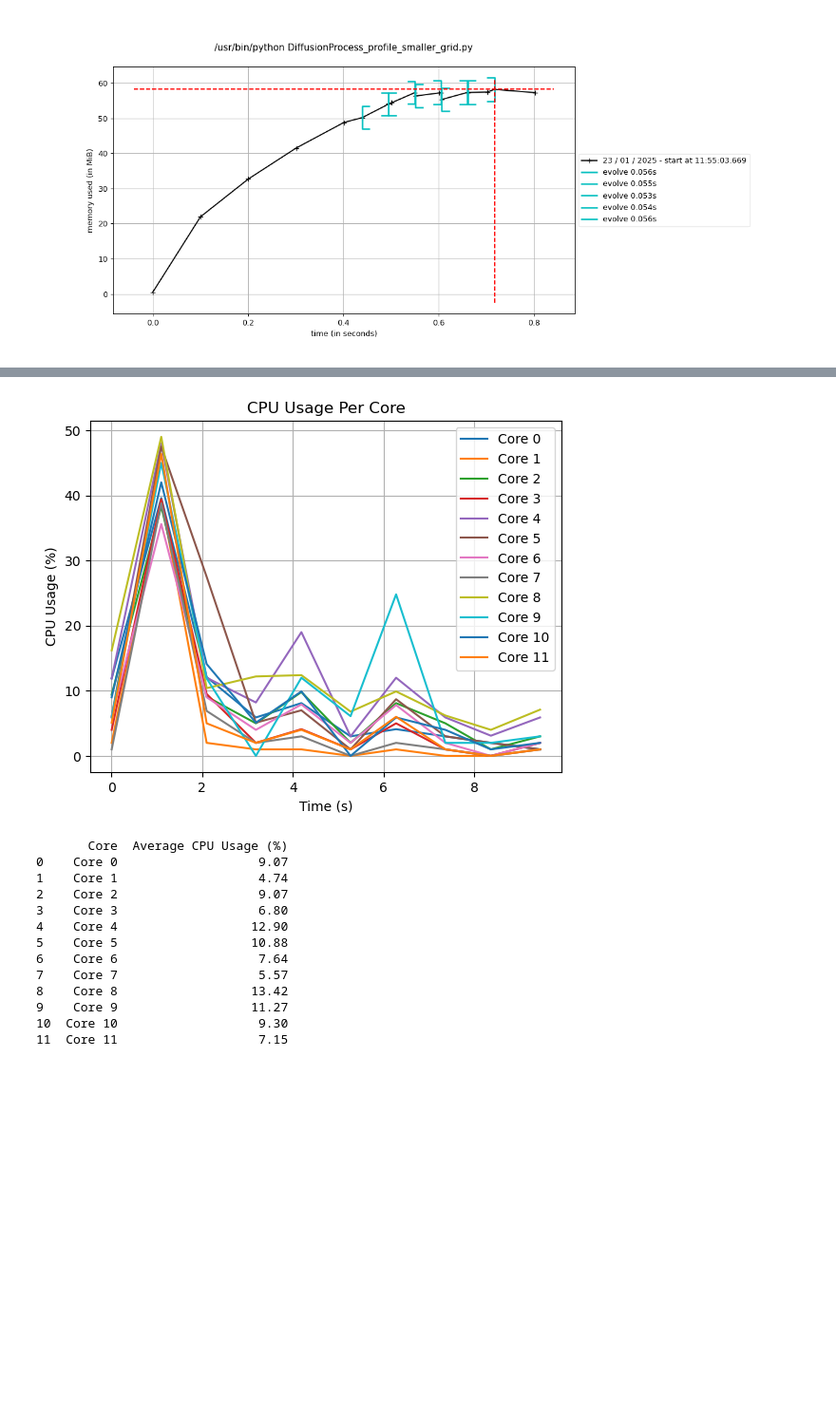
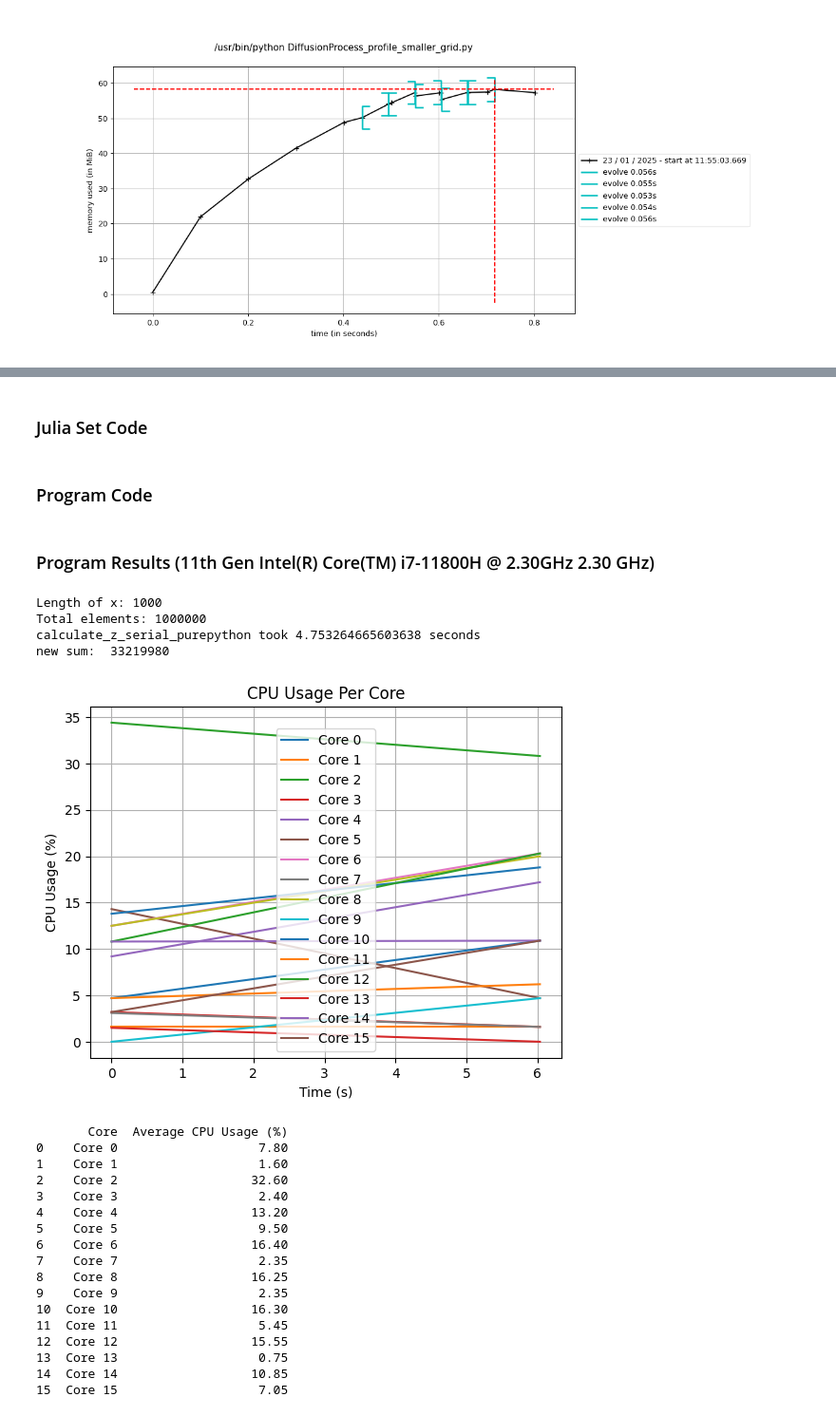
Before and after one commit to ge96lip/Profilling_Code, a Jupyter notebook: report.ipynb, the cells around one changed output, grey strips where cells are left out. Shown at 95% size. Drawn from its saved outputs; the diff is of its cells as text; code cells hidden in the pictures; blank space fills up the shorter version.

```diff
--- a/report.ipynb
+++ b/report.ipynb
@@ -363,0 +398,2 @@ final plot and summary table
+# %% [markdown]
+### Julia Set Code
@@ -364,3 +453,5 @@ final plot and summary table
+# %% [markdown]
+### Program Code
 # %%
 import psutil
 import time
@@ -459,26 +550,36 @@ def run_experiment(num_iterations):
     # Evolve the initial conditions
     for i in range(num_iterations):
         grid = evolve(grid, 0.1)
-
-
-profiler.start()
-run_experiment(5)
-profiler.plot()
-summary = profiler.summary_table()
-print(summary)
-profiler.save_data()
-# %% [output]
-[figure, removed]
-       Core  Average CPU Usage (%)
-0    Core 0                   9.07
-1    Core 1                   4.74
-2    Core 2                   9.07
-3    Core 3                   6.80
-4    Core 4                  12.90
-5    Core 5                  10.88
-6    Core 6                   7.64
-7    Core 7                   5.57
-8    Core 8                  13.42
-9    Core 9                  11.27
-10  Core 10                   9.30
-11  Core 11                   7.15
+# %% [markdown]
+### Program Results (11th Gen Intel(R) Core(TM) i7-11800H @ 2.30GHz   2.30 GHz)
+# %%
+profiler.start()
+# run_experiment(5)
+calc_pure_python(desired_width=1000, max_iterations=300)
+profiler.plot()
+summary = profiler.summary_table()
+print(summary)
+profiler.save_data()
+# %% [output]
+Length of x: 1000
+Total elements: 1000000
+calculate_z_serial_purepython took 4.753264665603638 seconds
+new sum:  33219980
+[figure, added]
+       Core  Average CPU Usage (%)
+0    Core 0                   7.80
+1    Core 1                   1.60
+2    Core 2                  32.60
+3    Core 3                   2.40
+4    Core 4                  13.20
+5    Core 5                   9.50
+6    Core 6                  16.40
+7    Core 7                   2.35
+8    Core 8                  16.25
+9    Core 9                   2.35
+10  Core 10                  16.30
+11  Core 11                   5.45
+12  Core 12                  15.55
+13  Core 13                   0.75
+14  Core 14                  10.85
+15  Core 15                   7.05
```
Also changed, not shown: parts of 38 cells of this notebook, 1 other file.
